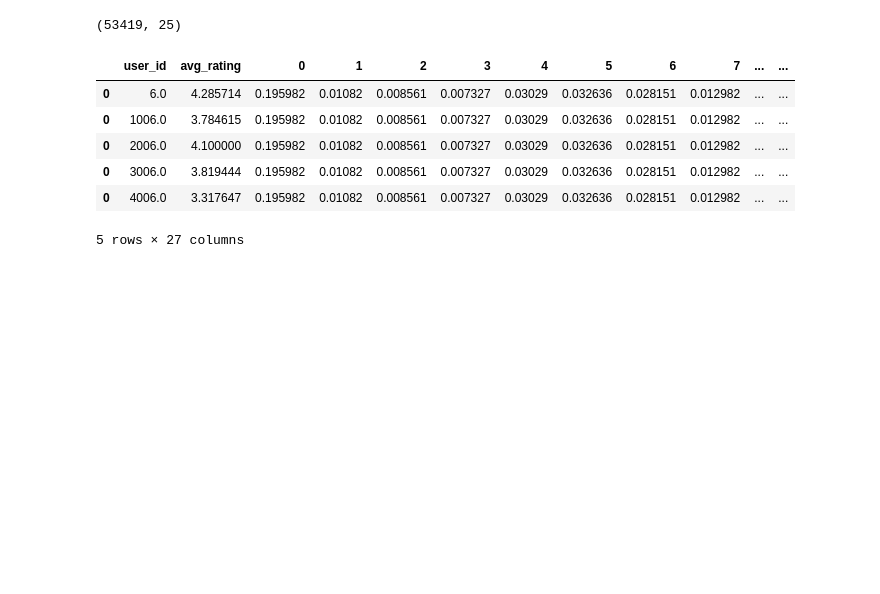
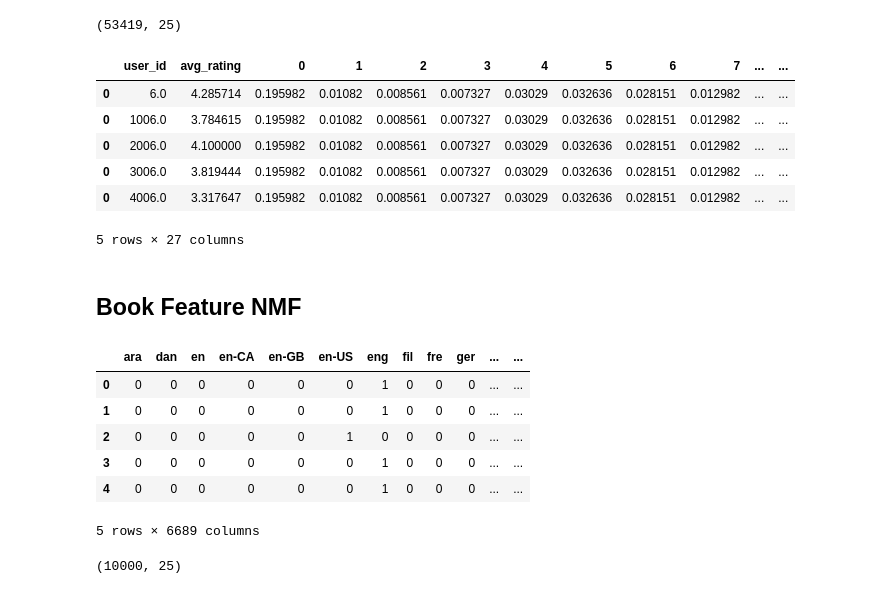
Before and after one commit to manoj0237/DeeplearningandAI-finalproject, a Jupyter notebook: Data_EDA.ipynb, the cells around one changed output. Cells and saved outputs as stored; diff of their text form; code cells hidden in the pictures; blank space fills up the shorter version.

Commit message:
book latent features for feature reduction

```diff
--- a/Data_EDA.ipynb
+++ b/Data_EDA.ipynb
@@ -677,3 +675,17 @@ user_final_features_25.to_csv('data/user_features_final.csv', index=False)
 # %%
 pickle.dump(nmf, open('nmf.pkl', 'wb'))
 pickle.dump(minmax, open('minmax_scaler.pkl', 'wb'))
+# %% [markdown]
+## Book Feature NMF
+# %%
+book_reduce = pd.read_csv('data/backups/raw_tokenized_features.csv')
+# %%
+book_reduce.head()
+# %% [output]
+|  | ara | dan | en | en-CA | en-GB | en-US | eng | fil | fre | ger | ... | ... |
+| 0 | 0 | 0 | 0 | 0 | 0 | 0 | 1 | 0 | 0 | 0 | ... | ... |
+| 1 | 0 | 0 | 0 | 0 | 0 | 0 | 1 | 0 | 0 | 0 | ... | ... |
+| 2 | 0 | 0 | 0 | 0 | 0 | 1 | 0 | 0 | 0 | 0 | ... | ... |
+| 3 | 0 | 0 | 0 | 0 | 0 | 0 | 1 | 0 | 0 | 0 | ... | ... |
+| 4 | 0 | 0 | 0 | 0 | 0 | 0 | 1 | 0 | 0 | 0 | ... | ... |
+5 rows × 6689 columns
@@ -679,0 +697,4 @@ pickle.dump(minmax, open('minmax_scaler.pkl', 'wb'))
+# %%
+book_latent.shape
+# %% [output]
+(10000, 25)
```
Also changed, not shown: parts of 6 cells of this notebook, 1 other file.
